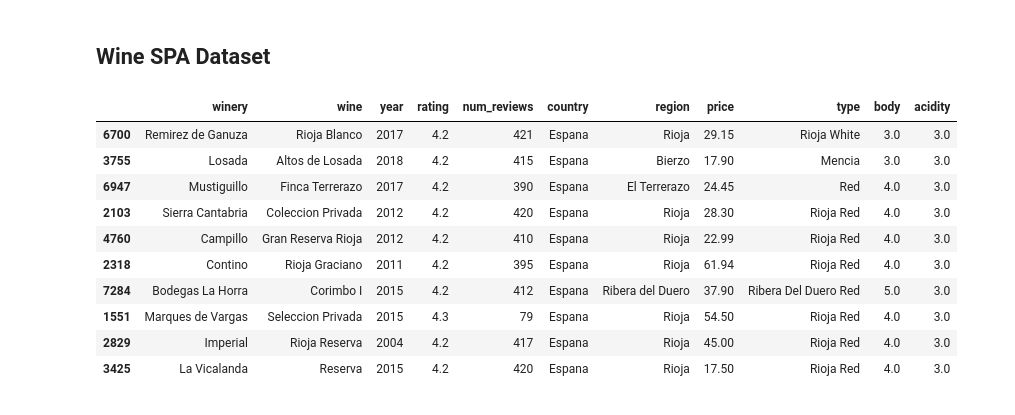
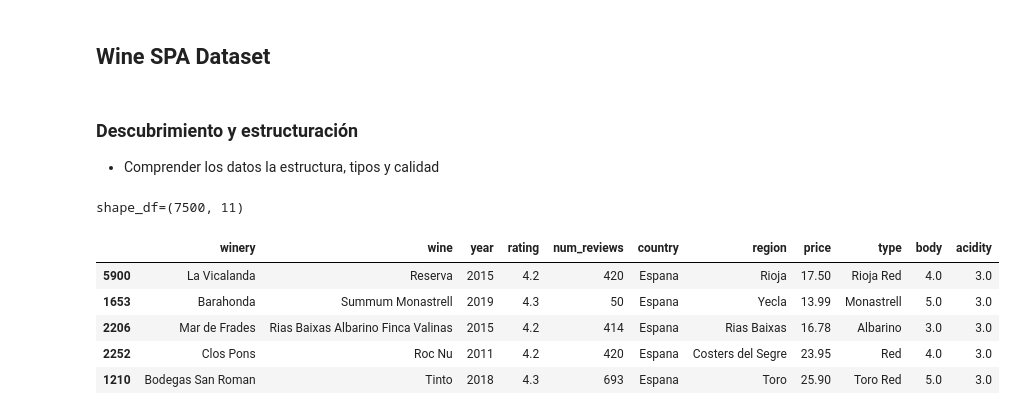
Before and after one commit to car-vigo/vinos-corderhouse, a Jupyter notebook: notebooks/0.2-wines.spa-data.wranling.ipynb, the cells around one changed output. Drawn from its saved outputs; the diff is of its cells as text; code cells hidden in the pictures.

Commit message:
Data wrangling wine_spa.csv terminado Merge de los dfs terminados

```diff
--- a/notebooks/0.2-wines.spa-data.wranling.ipynb
+++ b/notebooks/0.2-wines.spa-data.wranling.ipynb
@@ -0,0 +32,9 @@
+# %%
+# Configuracion de opciones
+
+# Configuramos para que muestre siempre todas las columnas disponibles
+
+pd.options.display.max_columns = None
+
+# Cambio del tamaño de los plots para seaborn
+sns.set(rc={'figure.figsize':(10,5)})
@@ -0,0 +43,5 @@
+# %%
+# Obtenemos la ruta de los csv's que vamos a utilizar
+WINES_SPA_RAW_CSV_PATH = data_dir("raw", "wines_SPA.csv")
+
+WINES_SPA_RAW_CSV_PATH
@@ -0,0 +52,3 @@
+# %%
+# Leemos los csv's y los guardamos en un dataframe
+df_wine_spa = pd.read_csv(WINES_SPA_RAW_CSV_PATH)
@@ -1,17 +59,21 @@
 # %% [markdown]
 ## Wine SPA Dataset
+# %% [markdown]
+### Descubrimiento y estructuración
+- Comprender los datos la estructura, tipos y calidad
+# %%
+# Shape de los datos
+shape_df =df_wine_spa.shape
+print(f"{shape_df=}")
+# %% [output]
+shape_df=(7500, 11)
 # %%
-#Vista previa de 10 datos aleatorios
-df_wine_spa.sample(10)
+#Vista previa de 5 datos aleatorios
+df_wine_spa.sample(5)
 # %% [output]
 |  | winery | wine | year | rating | num_reviews | country | region | price | type | body | acidity |
-| 6700 | Remirez de Ganuza | Rioja Blanco | 2017 | 4.2 | 421 | Espana | Rioja | 29.15 | Rioja White | 3.0 | 3.0 |
-| 3755 | Losada | Altos de Losada | 2018 | 4.2 | 415 | Espana | Bierzo | 17.90 | Mencia | 3.0 | 3.0 |
-| 6947 | Mustiguillo | Finca Terrerazo | 2017 | 4.2 | 390 | Espana | El Terrerazo | 24.45 | Red | 4.0 | 3.0 |
-| 2103 | Sierra Cantabria | Coleccion Privada | 2012 | 4.2 | 420 | Espana | Rioja | 28.30 | Rioja Red | 4.0 | 3.0 |
-| 4760 | Campillo | Gran Reserva Rioja | 2012 | 4.2 | 410 | Espana | Rioja | 22.99 | Rioja Red | 4.0 | 3.0 |
-| 2318 | Contino | Rioja Graciano | 2011 | 4.2 | 395 | Espana | Rioja | 61.94 | Rioja Red | 4.0 | 3.0 |
-| 7284 | Bodegas La Horra | Corimbo I | 2015 | 4.2 | 412 | Espana | Ribera del Duero | 37.90 | Ribera Del Duero Red | 5.0 | 3.0 |
-| 1551 | Marques de Vargas | Seleccion Privada | 2015 | 4.3 | 79 | Espana | Rioja | 54.50 | Rioja Red | 4.0 | 3.0 |
-| 2829 | Imperial | Rioja Reserva | 2004 | 4.2 | 417 | Espana | Rioja | 45.00 | Rioja Red | 4.0 | 3.0 |
-| 3425 | La Vicalanda | Reserva | 2015 | 4.2 | 420 | Espana | Rioja | 17.50 | Rioja Red | 4.0 | 3.0 |
+| 5900 | La Vicalanda | Reserva | 2015 | 4.2 | 420 | Espana | Rioja | 17.50 | Rioja Red | 4.0 | 3.0 |
+| 1653 | Barahonda | Summum Monastrell | 2019 | 4.3 | 50 | Espana | Yecla | 13.99 | Monastrell | 5.0 | 3.0 |
+| 2206 | Mar de Frades | Rias Baixas Albarino Finca Valinas | 2015 | 4.2 | 414 | Espana | Rias Baixas | 16.78 | Albarino | 3.0 | 3.0 |
+| 2252 | Clos Pons | Roc Nu | 2011 | 4.2 | 420 | Espana | Costers del Segre | 23.95 | Red | 4.0 | 3.0 |
+| 1210 | Bodegas San Roman | Tinto | 2018 | 4.3 | 693 | Espana | Toro | 25.90 | Toro Red | 5.0 | 3.0 |
```
Also changed, not shown: parts of 104 cells of this notebook, 4 other files.
